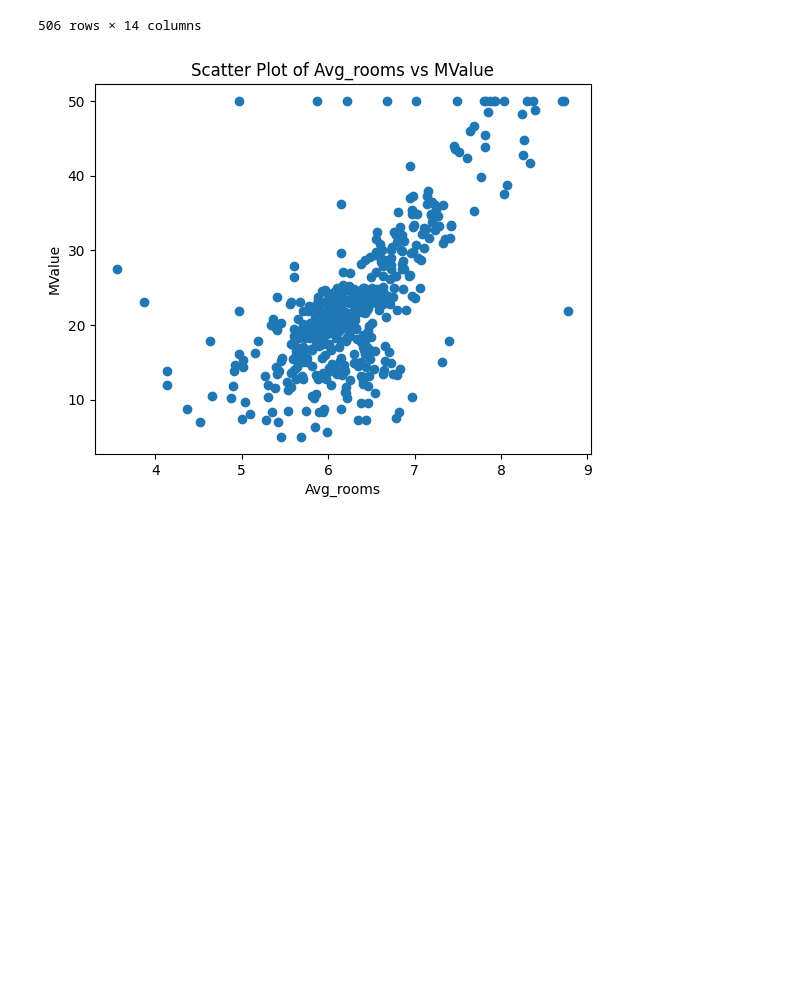
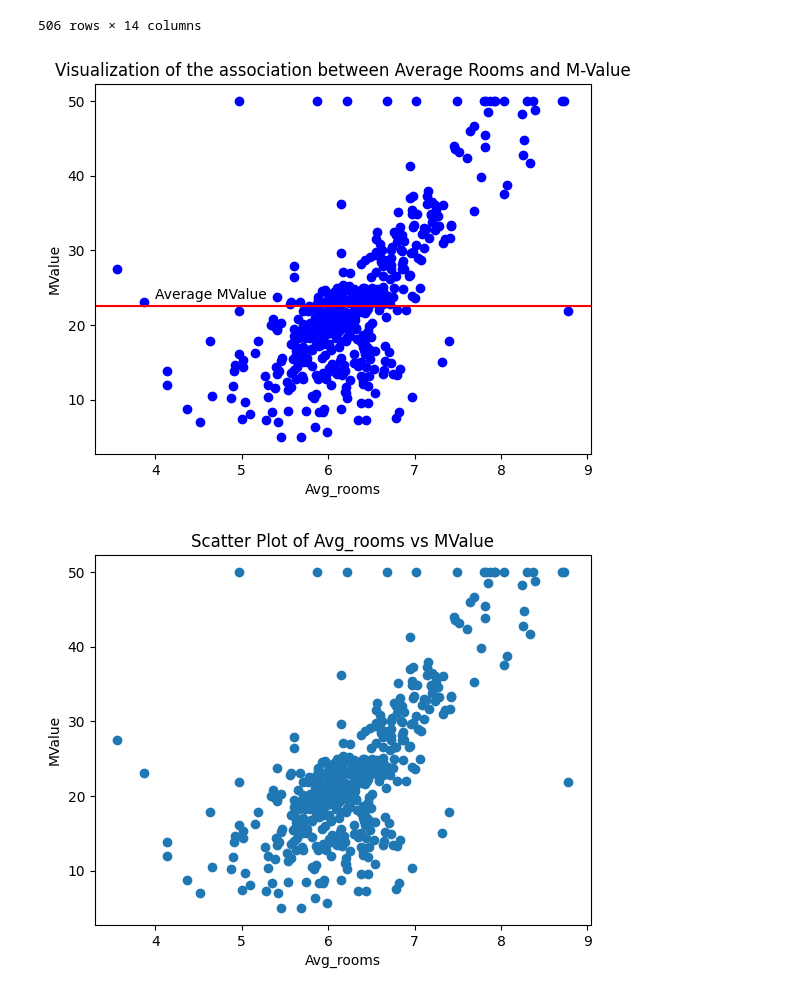
Before and after one commit to joshIsac/sem-2-lab-, a Jupyter notebook: 2348523_lab_1_linear_regression.ipynb, the cells around one changed output. Drawn from its saved outputs; the diff is of its cells as text; code cells hidden in the pictures; blank space fills up the shorter version.

```diff
--- a/2348523_lab_1_linear_regression.ipynb
+++ b/2348523_lab_1_linear_regression.ipynb
@@ -85,6 +85,18 @@ y=df['MValue']
 # %%
 X = df['Avg_rooms '].values.reshape(-1, 1)
 y = df['MValue'].values
+# %%
+mean_value = data['MValue'].mean()
+# %%
+plt.scatter(data.iloc[:,5],data.iloc[:,-1],color='blue')
+plt.axhline(y=mean_value,color='red') #plotting mean, if it is axvline that would be x=mean_value
+plt.annotate("Average MValue", xy=(4, mean_value+1))
+plt.xlabel("Avg_rooms")
+plt.ylabel("MValue")
+plt.title("Visualization of the association between Average Rooms and M-Value")
+plt.show()
+# %% [output]
+[figure, added]
 # %%
 plt.scatter(X, y)
 plt.title('Scatter Plot of Avg_rooms vs MValue')
```
Also changed, not shown: parts of 35 cells of this notebook.
